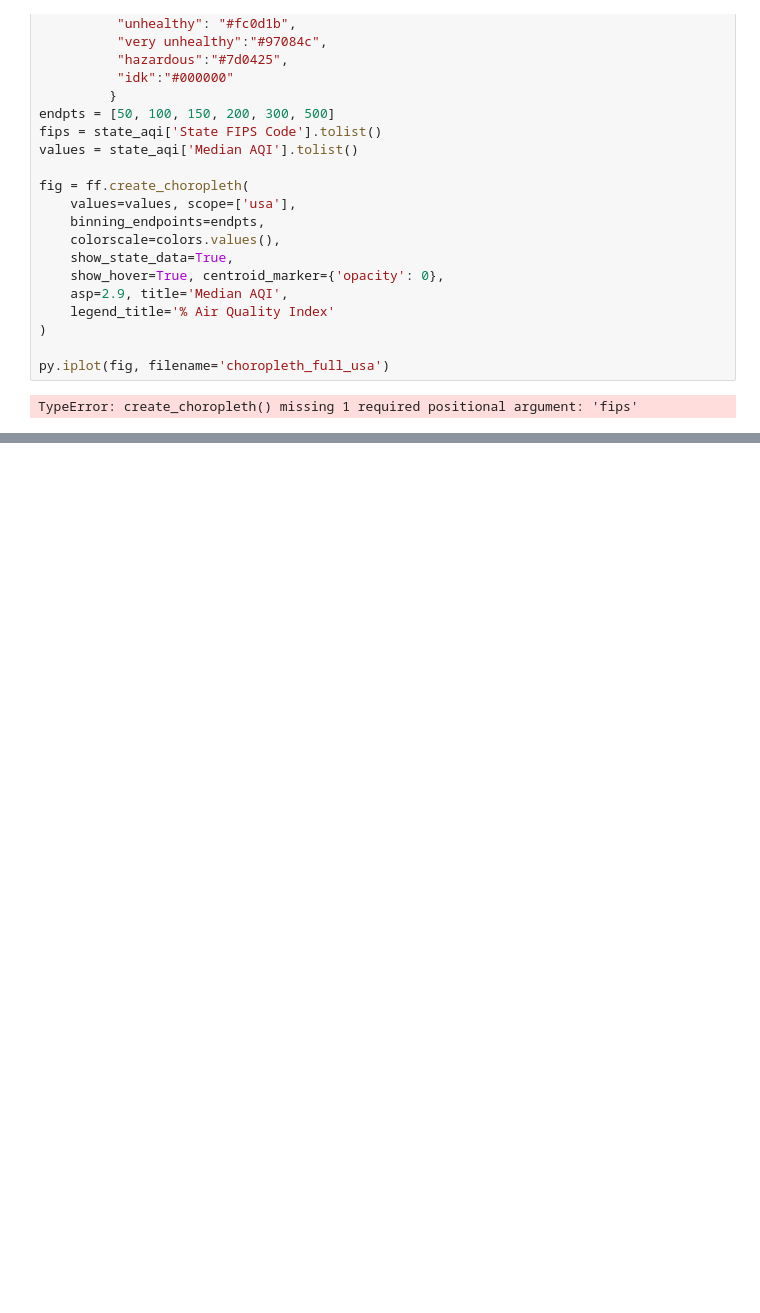
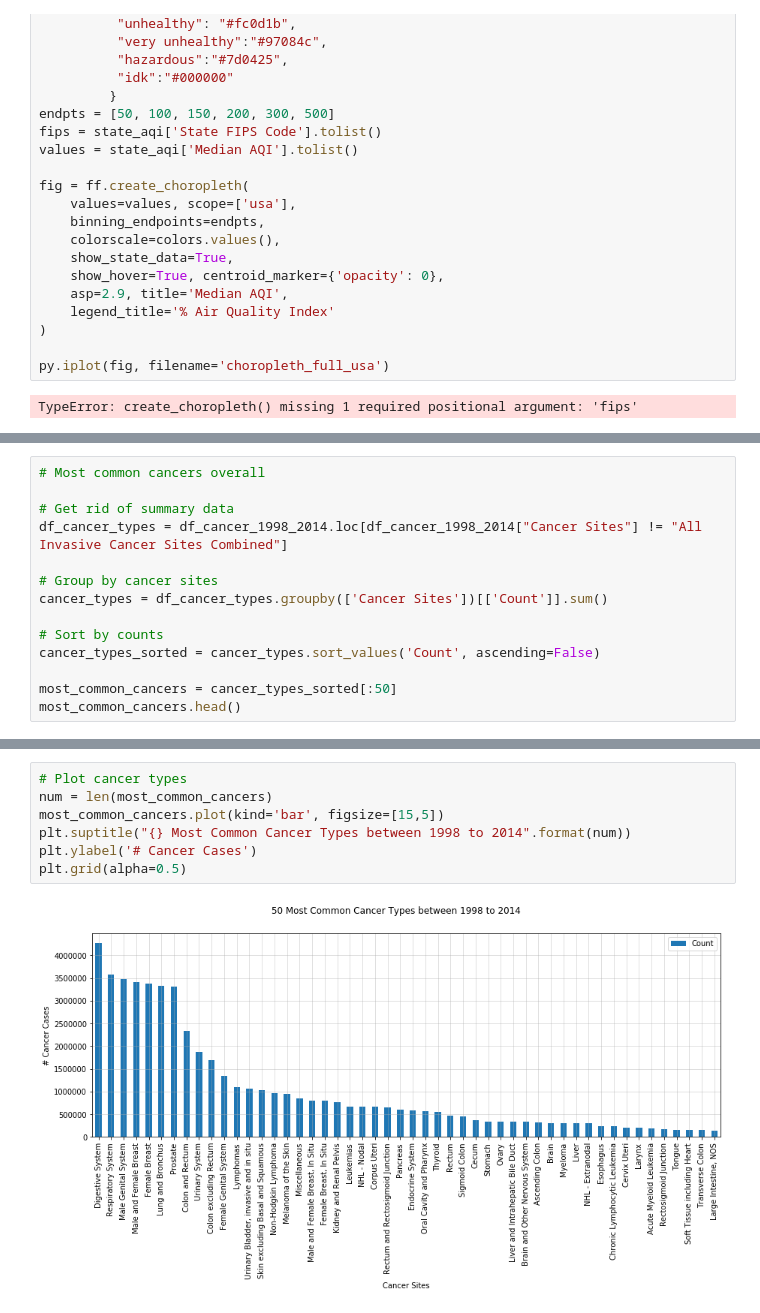
Before and after one commit to alyssflynn/project-1, a Jupyter notebook: Data_exploration_choropleths.ipynb, the cells around one changed output, grey strips where cells are left out. Drawn from its saved outputs; the diff is of its cells as text; blank space fills up the shorter version.

```diff
--- a/Data_exploration_choropleths.ipynb
+++ b/Data_exploration_choropleths.ipynb
@@ -295,0 +381,14 @@ py.iplot( fig, filename='d3-cloropleth-map' )
+# %%
+# Most common cancers overall
+
+# Get rid of summary data
+df_cancer_types = df_cancer_1998_2014.loc[df_cancer_1998_2014["Cancer Sites"] != "All Invasive Cancer Sites Combined"]
+
+# Group by cancer sites
+cancer_types = df_cancer_types.groupby(['Cancer Sites'])[['Count']].sum()
+
+# Sort by counts
+cancer_types_sorted = cancer_types.sort_values('Count', ascending=False)
+
+most_common_cancers = cancer_types_sorted[:50]
+most_common_cancers.head()
@@ -295,0 +403,9 @@ py.iplot( fig, filename='d3-cloropleth-map' )
+# %%
+# Plot cancer types
+num = len(most_common_cancers)
+most_common_cancers.plot(kind='bar', figsize=[15,5])
+plt.suptitle("{} Most Common Cancer Types between 1998 to 2014".format(num))
+plt.ylabel('# Cancer Cases')
+plt.grid(alpha=0.5)
+# %% [output]
+[figure, added]
```
Also changed, not shown: parts of 13 cells of this notebook, 1 other file.
